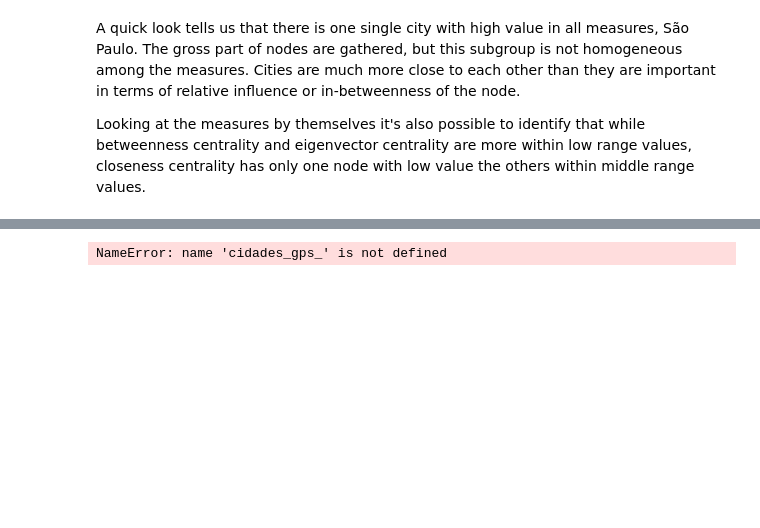
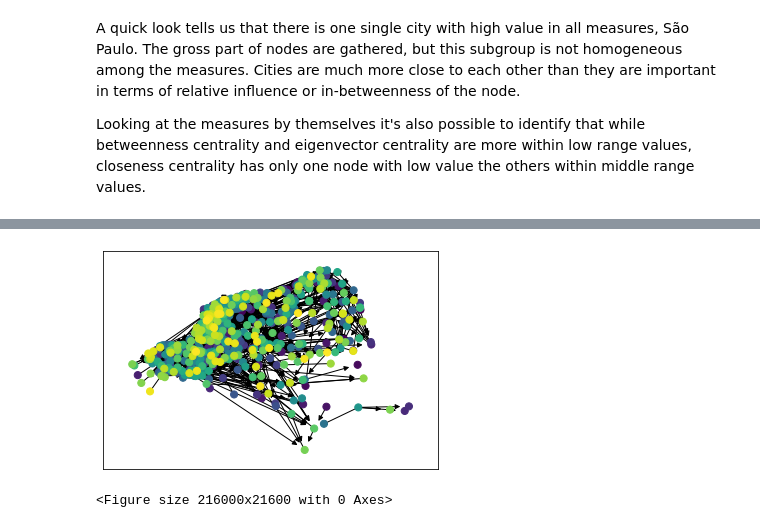
Before and after one commit to eduardochades/interstate-bus-routes-brazil, a Jupyter notebook: Interstate bus lines network.ipynb, the cells around one changed output, grey strips where cells are left out. Cells and saved outputs as stored; diff of their text form; code cells hidden in the pictures; blank space fills up the shorter version.

```diff
--- a/Interstate bus lines network.ipynb
+++ b/Interstate bus lines network.ipynb
@@ -244,8 +249,11 @@ Looking at the measures by themselves it's also possible to identify that while
 # %%
-nx.draw_networkx_nodes(Q_ud, pos = cidades_gps_, node_color = list(B_Q_ud), node_size = 50, cmap=plt.cm.hot)
-nx.draw_networkx_edges(Q_ud, pos = cidades_gps_)
+nx.draw_networkx_nodes(Q, pos = cidades_gps_, node_color = list(B_Q_ud), node_size = 50)
+nx.draw_networkx_edges(Q, pos = cidades_gps_)
+plt.figure(figsize=(30,30))
+plt.show()
 # %% [output]
+[figure, added]
-NameError: name 'cidades_gps_' is not defined
+<Figure size 216000x21600 with 0 Axes>
 # %%
 cidades_gps = dict()
 cidades_gps_ = dict()
```
Also changed, not shown: parts of 3 cells of this notebook.
